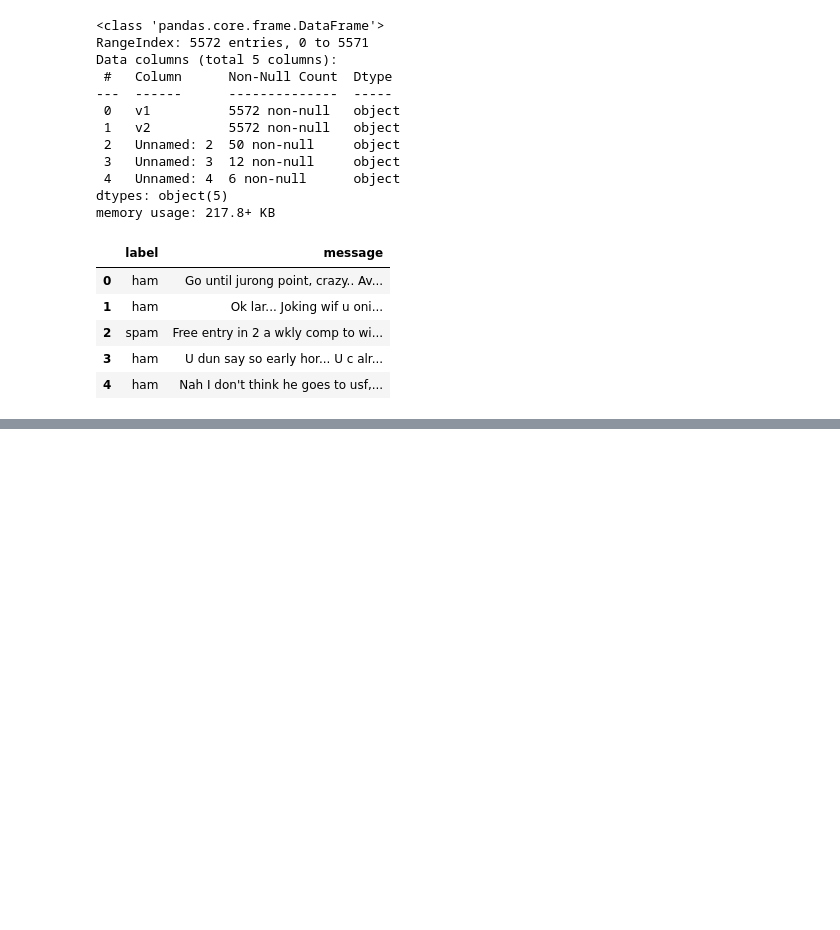
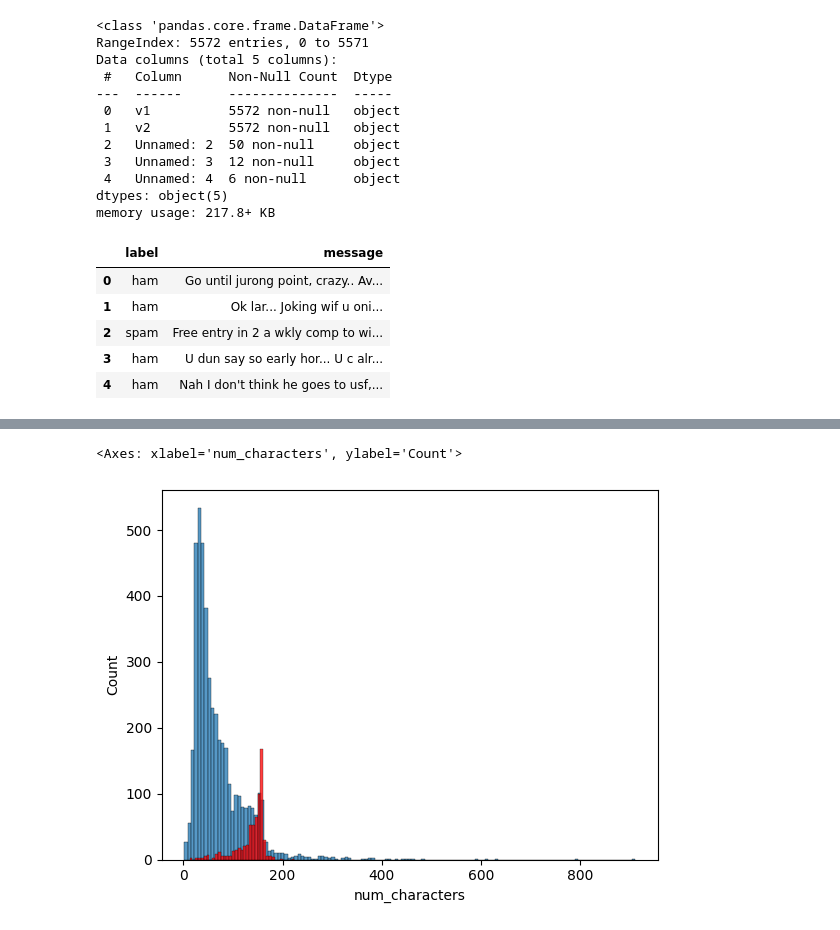
Before and after one commit to shersheryar/sms-spam-classifier-machine-learning, a Jupyter notebook: sms-spam-detection.ipynb, the cells around one changed output, grey strips where cells are left out. Drawn from its saved outputs; the diff is of its cells as text; code cells hidden in the pictures; blank space fills up the shorter version.

```diff
--- a/sms-spam-detection.ipynb
+++ b/sms-spam-detection.ipynb
@@ -55,0 +121,3 @@ array([0, 0, 1, ..., 0, 0, 0], shape=(5572,))
+# %%
+df["num_characters"] = df["message"].apply(len)  ## counting the number of characters in each message
+df.head( )
@@ -55,0 +131,4 @@ array([0, 0, 1, ..., 0, 0, 0], shape=(5572,))
+# %%
+# number of words in each message
+df["word_count"] = [len(nltk.word_tokenize(text)) for text in df["message"]]
+df.head()
@@ -55,0 +142,4 @@ array([0, 0, 1, ..., 0, 0, 0], shape=(5572,))
+# %%
+# sentence count
+df["num_sentences"] = [len(nltk.sent_tokenize(text)) for text in df["message"]]
+df.head()
@@ -55,0 +179,13 @@ array([0, 0, 1, ..., 0, 0, 0], shape=(5572,))
+# %%
+# plotting histogram for ham and spam messages
+import seaborn as sns
+sns.histplot(df[df["label"] == 0]["num_characters"])
+sns.histplot(df[df["label"] == 1]["num_characters"] , color="red")
+# plt.title("Distribution of Characters in Ham and Spam Messages")
+# plt.xlabel("Number of Characters")
+# plt.ylabel("Frequency")
+# plt.legend(["Ham", "Spam"])
+# plt.show()
+# %% [output]
+<Axes: xlabel='num_characters', ylabel='Count'>
+[figure, added]
```
Also changed, not shown: parts of 16 cells of this notebook.
